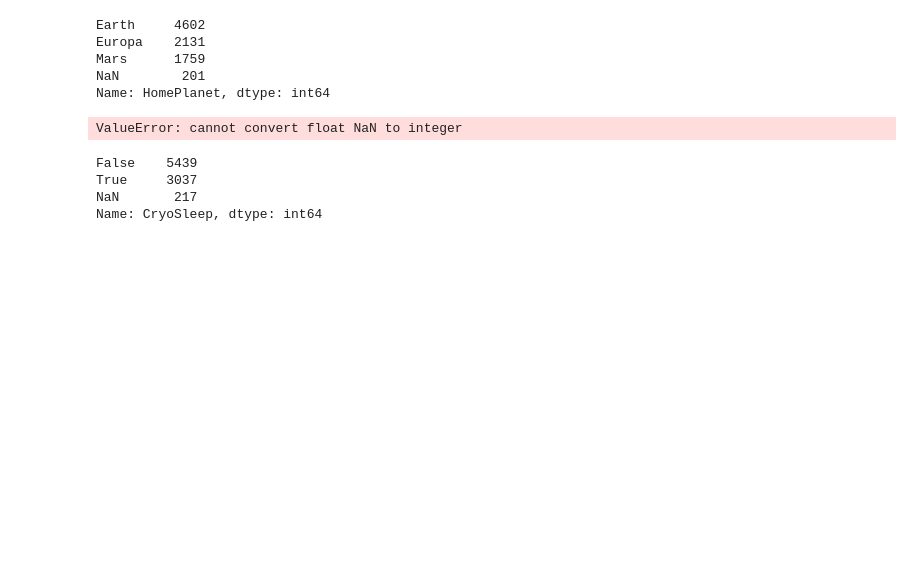
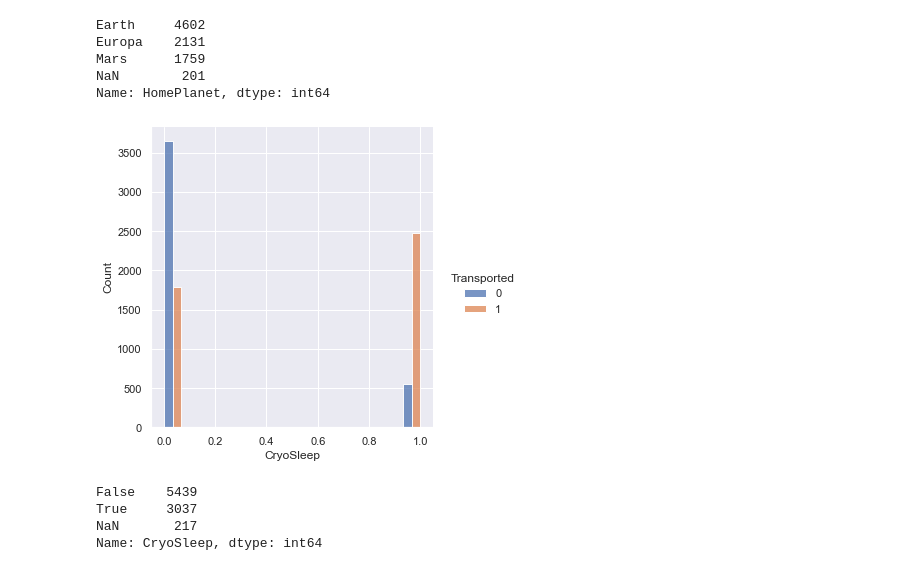
Before and after one commit to memlein/Kaggle, a Jupyter notebook: Spaceship Titanic/spaceship.ipynb, the cells around one changed output. Cells and saved outputs as stored; diff of their text form; code cells hidden in the pictures; blank space fills up the shorter version.

```diff
--- a/Spaceship Titanic/spaceship.ipynb
+++ b/Spaceship Titanic/spaceship.ipynb
@@ -5,6 +5,11 @@ import seaborn as sns; sns.set()
 # %%
 train = pd.read_csv("train.csv")
 test = pd.read_csv("test.csv")
+
+y = train.Transported
+train.drop("Transported", inplace=True, axis = 1)
+
+y = y.astype(int)
 # %%
 train.dtypes
 # %% [output]
@@ -30,6 +34,4 @@ False    5439
 True     3037
 NaN       217
 Name: CryoSleep, dtype: int64
-# %%
-train.Transported = train.Transported.astype(int)
 # %%
@@ -56,9 +58,9 @@ Mars      1759
 NaN        201
 Name: HomePlanet, dtype: int64
 # %%
-sns.displot(data = train, x = train.CryoSleep.astype(int), hue = train.Transported, multiple="dodge");
+sns.displot(data = train, x = train.CryoSleep.astype(float), hue = y, multiple="dodge");
 # %% [output]
-ValueError: cannot convert float NaN to integer
+[figure, added]
 # %%
 train.CryoSleep.value_counts(dropna=False)
 # %% [output]
```
Also changed, not shown: parts of 4 cells of this notebook.
